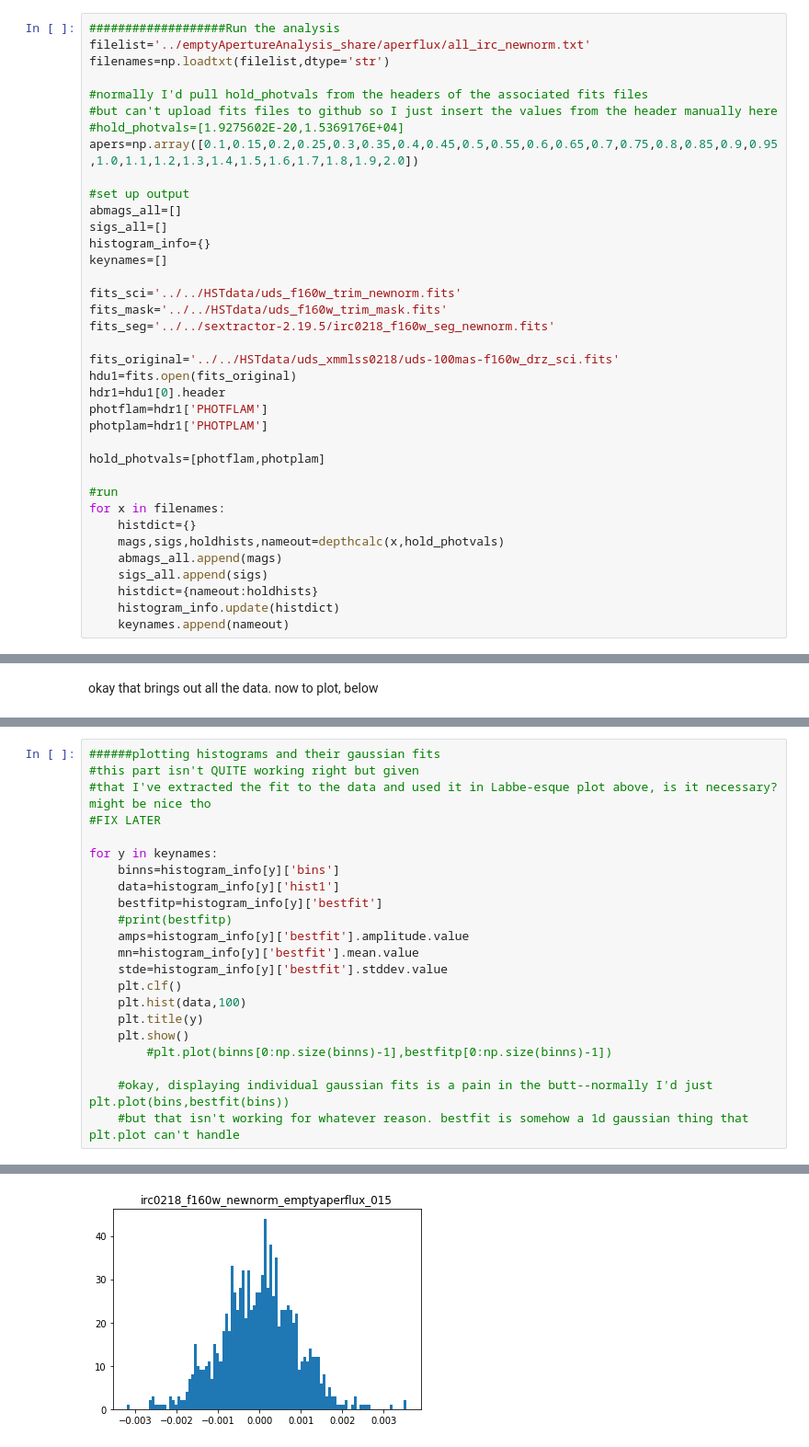
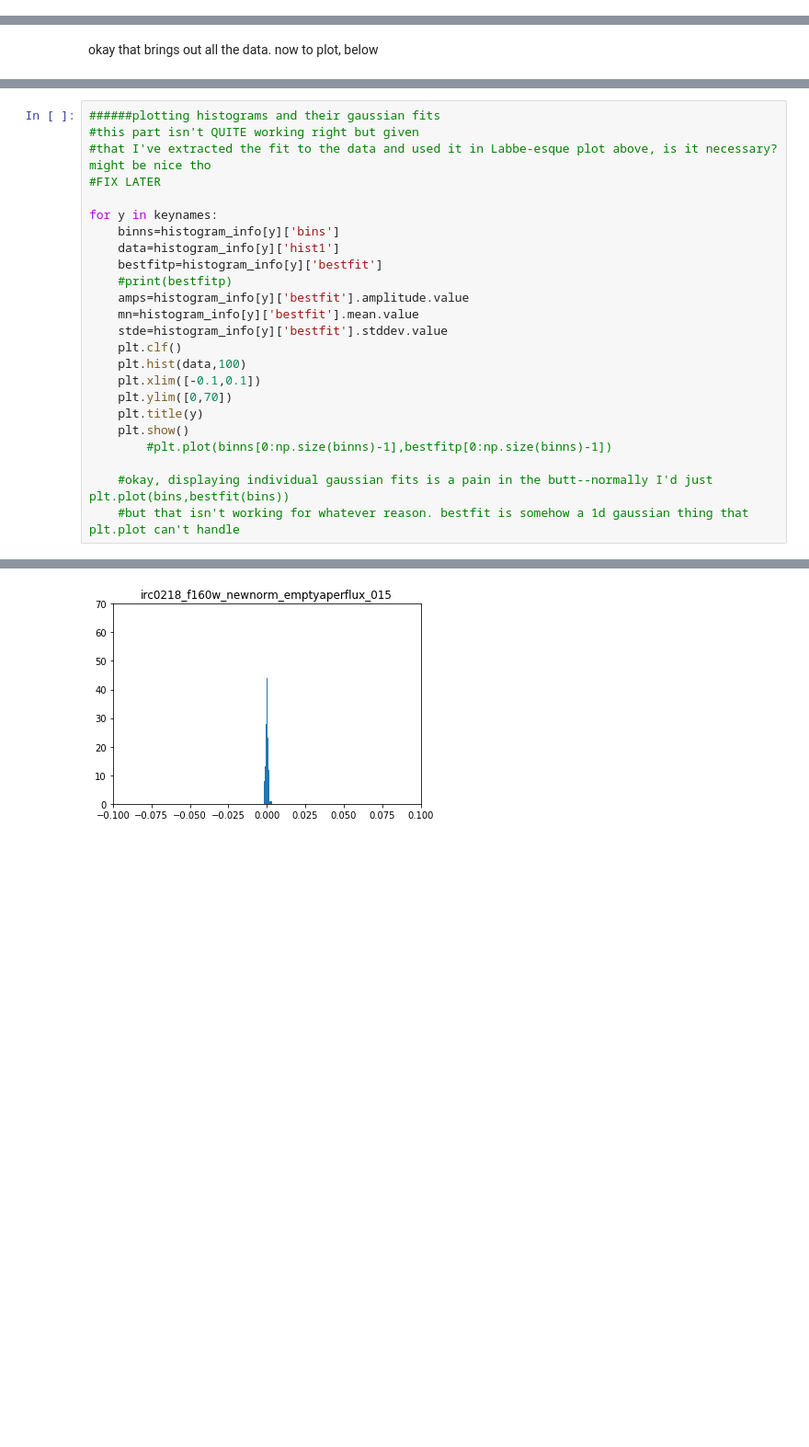
Before and after one commit to astroknots/database, a Jupyter notebook: depthcalculation/Working_Depth.ipynb, the cells around one changed output, grey strips where cells are left out. Shown at 92% size. Cells and saved outputs as stored; diff of their text form; blank space fills up the shorter version.

```diff
--- a/depthcalculation/Working_Depth.ipynb
+++ b/depthcalculation/Working_Depth.ipynb
@@ -80,37 +33,0 @@ def depthcalc(totfile,photvals):
-# %%
-###################Run the analysis
-filelist='../emptyApertureAnalysis_share/aperflux/all_irc_newnorm.txt'
-filenames=np.loadtxt(filelist,dtype='str')
-
-#normally I'd pull hold_photvals from the headers of the associated fits files
-#but can't upload fits files to github so I just insert the values from the header manually here
-#hold_photvals=[1.9275602E-20,1.5369176E+04]
-apers=np.array([0.1,0.15,0.2,0.25,0.3,0.35,0.4,0.45,0.5,0.55,0.6,0.65,0.7,0.75,0.8,0.85,0.9,0.95,1.0,1.1,1.2,1.3,1.4,1.5,1.6,1.7,1.8,1.9,2.0])
-
-#set up output
-abmags_all=[]
-sigs_all=[]
-histogram_info={}
-keynames=[]
-
-fits_sci='../../HSTdata/uds_f160w_trim_newnorm.fits'
-fits_mask='../../HSTdata/uds_f160w_trim_mask.fits'
-fits_seg='../../sextractor-2.19.5/irc0218_f160w_seg_newnorm.fits'
-
-fits_original='../../HSTdata/uds_xmmlss0218/uds-100mas-f160w_drz_sci.fits'
-hdu1=fits.open(fits_original)
-hdr1=hdu1[0].header
-photflam=hdr1['PHOTFLAM']
-photplam=hdr1['PHOTPLAM']
-
-hold_photvals=[photflam,photplam]
-
-#run
-for x in filenames:
-    histdict={}
-    mags,sigs,holdhists,nameout=depthcalc(x,hold_photvals)
-    abmags_all.append(mags)
-    sigs_all.append(sigs)
-    histdict={nameout:holdhists}
-    histogram_info.update(histdict)
-    keynames.append(nameout)
@@ -205,6 +131,8 @@ for y in keynames:
     stde=histogram_info[y]['bestfit'].stddev.value
     plt.clf()
     plt.hist(data,100)
+    plt.xlim([-0.1,0.1])
+    plt.ylim([0,70])
     plt.title(y)
     plt.show()
         #plt.plot(binns[0:np.size(binns)-1],bestfitp[0:np.size(binns)-1])
@@ -216 +144 @@ for y in keynames:
-[figure, old version]
+[figure, new version]
```
Also changed, not shown: parts of 8 cells of this notebook, 2 other files.
